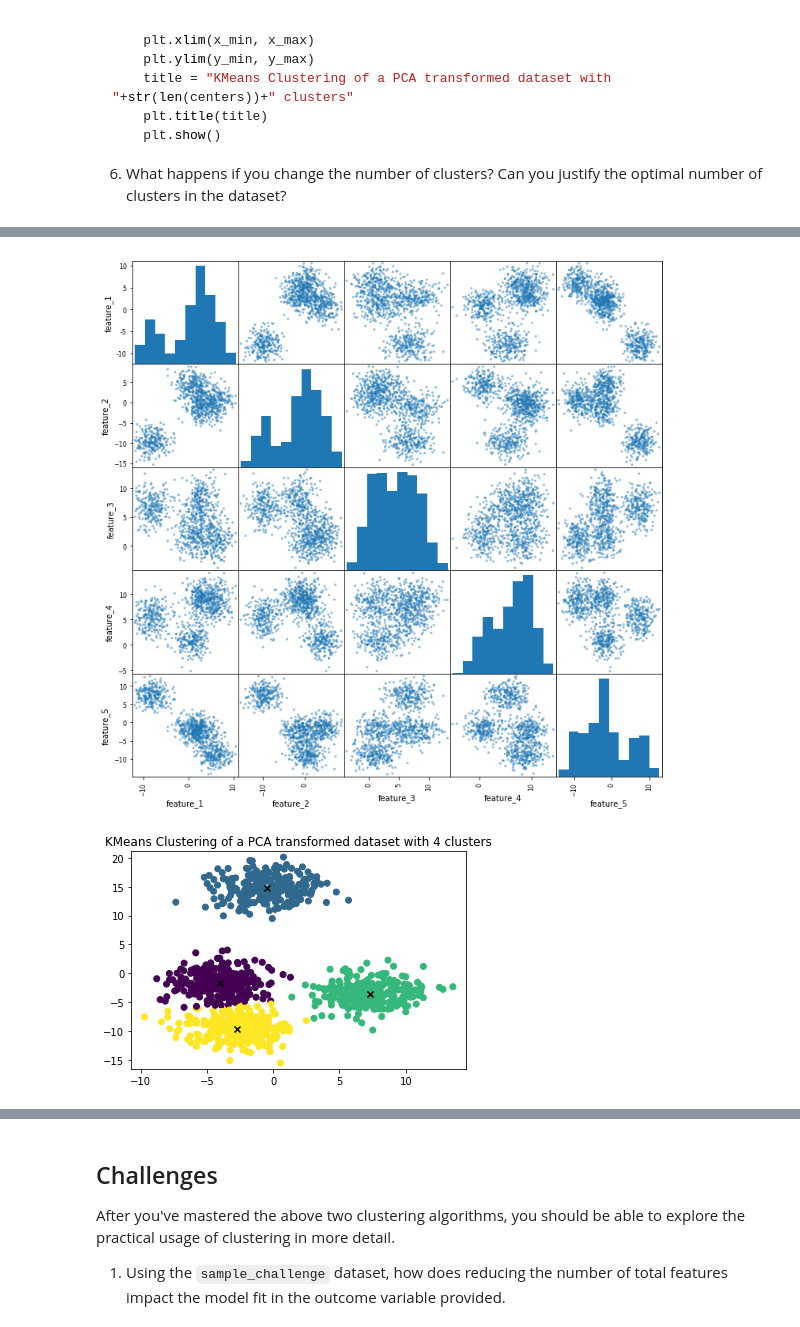
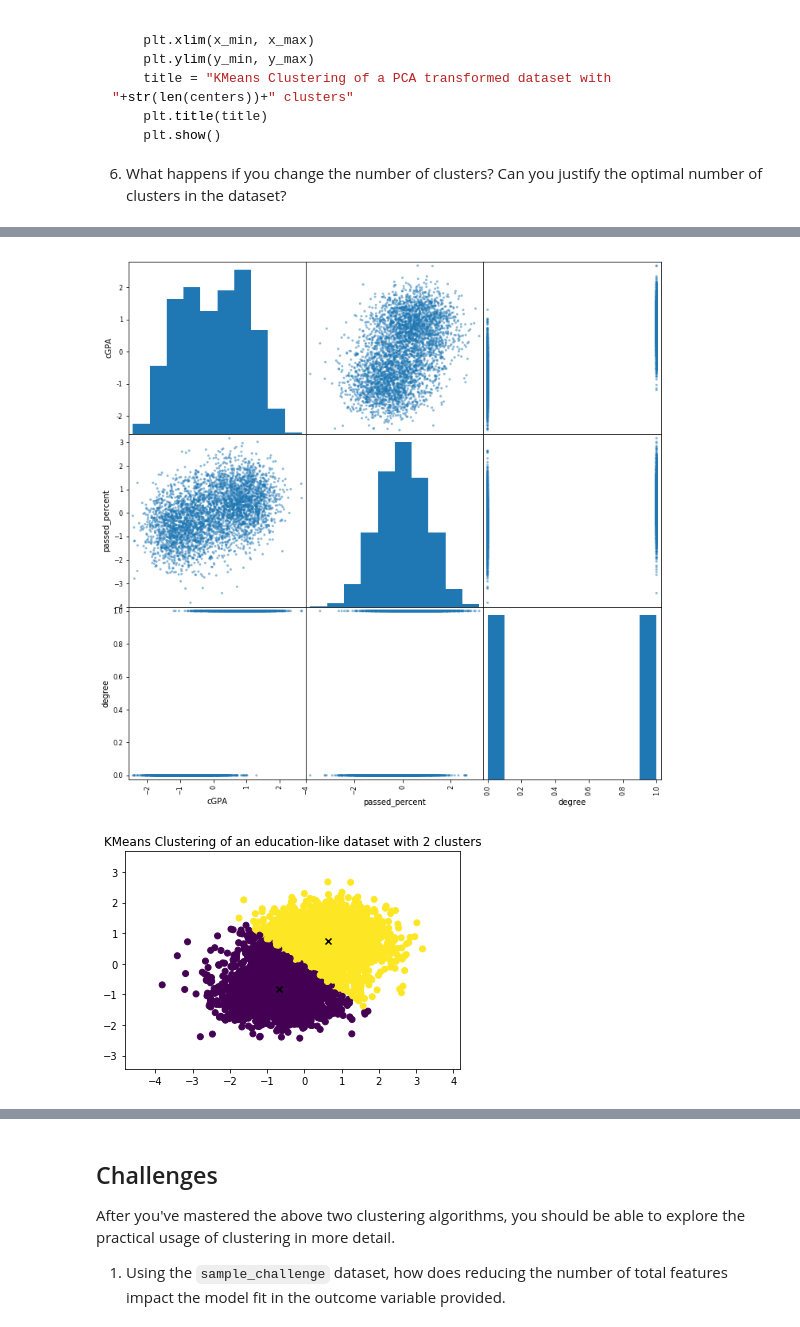
Before and after one commit to learningmachineslab/tutorials, a Jupyter notebook: clustering/clustering_with_solutions.ipynb, the cells around one changed output, grey strips where cells are left out. Cells and saved outputs as stored; diff of their text form; code cells hidden in the pictures.

Commit message:
final commit for edu data, solves #10

```diff
--- a/clustering/clustering_with_solutions.ipynb
+++ b/clustering/clustering_with_solutions.ipynb
@@ -233,0 +229,5 @@ df2.head()
+# %%
+df2 = pd.read_pickle('data/clustering_data.pkl')
+df2.cGPA = (df2.cGPA - df2.cGPA.mean()) / df2.cGPA.std()
+df2.passed_percent = (df2.passed_percent - df2.passed_percent.mean()) / df2.passed_percent.std()
+df2.head()
@@ -234,4 +241,4 @@ df2.head()
 # %%
 axes = pd.plotting.scatter_matrix(df2, figsize=(12, 12))
 # %% [output]
-[figure, old version]
+[figure, new version]
@@ -241,25 +245,27 @@ reduced_data = PCA(n_components=2).fit_transform(data)
+# %%
+data = df2.values[:, :-1]
 # %%
-kmeans = KMeans(n_clusters=4, random_state=0).fit(reduced_data)
-clust_labels = kmeans.predict(reduced_data)
+kmeans = KMeans(n_clusters=2,).fit(data)
+clust_labels = kmeans.predict(data)
 cent = kmeans.cluster_centers_
 
 def kmeans_plot(df,labels,centers):
 
     x_min, x_max = df[:, 1].min() - 1, df[:, 1].max() + 1
     y_min, y_max = df[:, 0].min() - 1, df[:, 0].max() + 1
 
     plt.scatter(df[:, 1], df[:, 0], c=labels, cmap = 'viridis')
     plt.scatter(centers[:, 1], centers[:, 0], marker='x', c = 'k')
 
     plt.xlim(x_min, x_max)
     plt.ylim(y_min, y_max)
-    title = "KMeans Clustering of a PCA transformed dataset with "+str(len(centers))+" clusters"
+    title = "KMeans Clustering of an education-like dataset with "+str(len(centers))+" clusters"
     plt.title(title)
     plt.show()
 
-kmeans_plot(reduced_data,clust_labels,cent)
+kmeans_plot(data, clust_labels, cent)
 # %% [output]
-[figure, old version]
+[figure, new version]
 # %% [markdown]
 ## Hierarchical Clustering
 A big limitation to *k*-means clustering is that the researcher has to provide the algorithm with the number of clusters. But what if the data doesn't show a clear cluster structure and therefore, the researcher has no idea how many clusters would make sense? Hierarchical clustering is a bottom-up approach that seeks to build a hierarchy of clusters. Hierarchical clustering produces what's called a dendrogram which can be analyzed in order to decide how many clusters exist in the dataset. Remember the overall goal of clustering is to split up the data so that points within a single cluster are very similar and points in different clusters are different. A dendrogram plots the distances between two points and so looking for when the distance between clusters in the greatest can determine how many clusters exist in the dataset. Let's explore...
```
Also changed, not shown: parts of 17 cells of this notebook, 1 other file.
